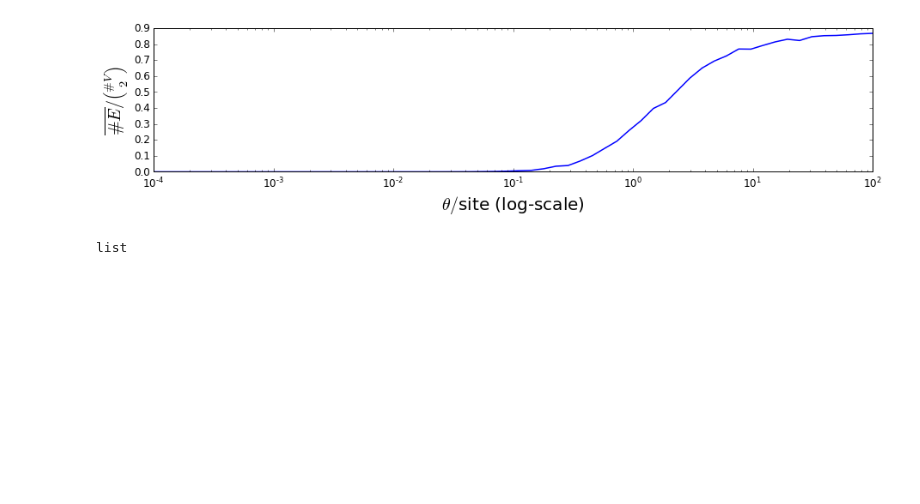
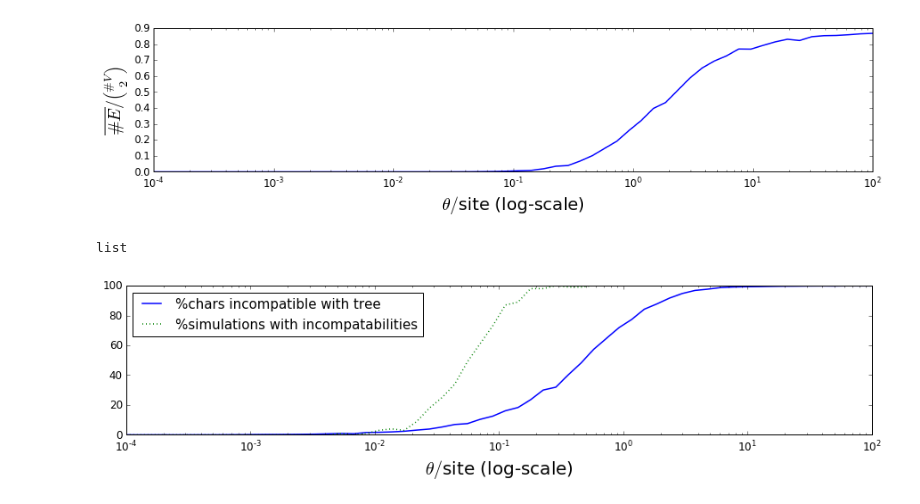
Before and after one commit to Cronjaeger/almost-infinite-sites-recursions, a Jupyter notebook: ipython_notebooks/Computational Experiment -- Recombination vs Recurrence.ipynb, the cells around one changed output. Saved outputs shown, nothing was run; the diff lists cells and outputs as text; code cells hidden in the pictures; blank space fills up the shorter version.

```diff
--- a/ipython_notebooks/Computational Experiment -- Recombination vs Recurrence.ipynb
+++ b/ipython_notebooks/Computational Experiment -- Recombination vs Recurrence.ipynb
@@ -1093,4 +1093,26 @@ def f_mean(X, f = lambda x: x):
 type(simulationList)
 # %% [output]
 list
+# %%
+f_count_incomp_w_tree = lambda s: len(ige.columns_incompatible_with_tree(s))
+f_indicate_incomp_w_tree = lambda s: int(len(ige.columns_incompatible_with_tree(s)) > 0)
+mean_chars_incompatible_with_tree = [mean(L,f_count_incomp_w_tree) for L in simulations]
+prob_1_char_incomp_w_tree = [mean(L,f_indicate_incomp_w_tree) for L in simulations]
+# %%
+fig_edge_count = plt.figure(figsize=(15,3))
+ax = plt.subplot(111)
+plt.plot(sitewise_thetas, mean_chars_incompatible_with_tree, '-', label = r'%chars incompatible with tree',linewidth = 1.5)
+#plt.plot(sitewise_thetas, [100 * i for i in prob_1_char_incomp_w_tree], '-', label = r'%sims. w. >0 such chars',linewidth = 1.5)
+plt.plot(sitewise_thetas, 100*np.array(non_trivial_count)/float(sims_per_theta), ':', label = '%simulations with incompatabilities',linewidth = 1.5)
+plt.xlabel('$\\theta/$site (log-scale)',fontsize = 20)
+#plt.ylabel(r'%chars incomp. w. tree', fontsize = 18)
+plt.xscale('log')
+plt.legend(loc = 'best', fontsize = 15)
+
+plt.draw()
+
+# fig_edge_count.savefig('figures/theta_vs_edges.pdf')
+# fig_edge_count.savefig('figures/theta_vs_edges.png')
+# %% [output]
+[figure, added]
 # %%
```
Also changed, not shown: parts of 3 cells of this notebook.
